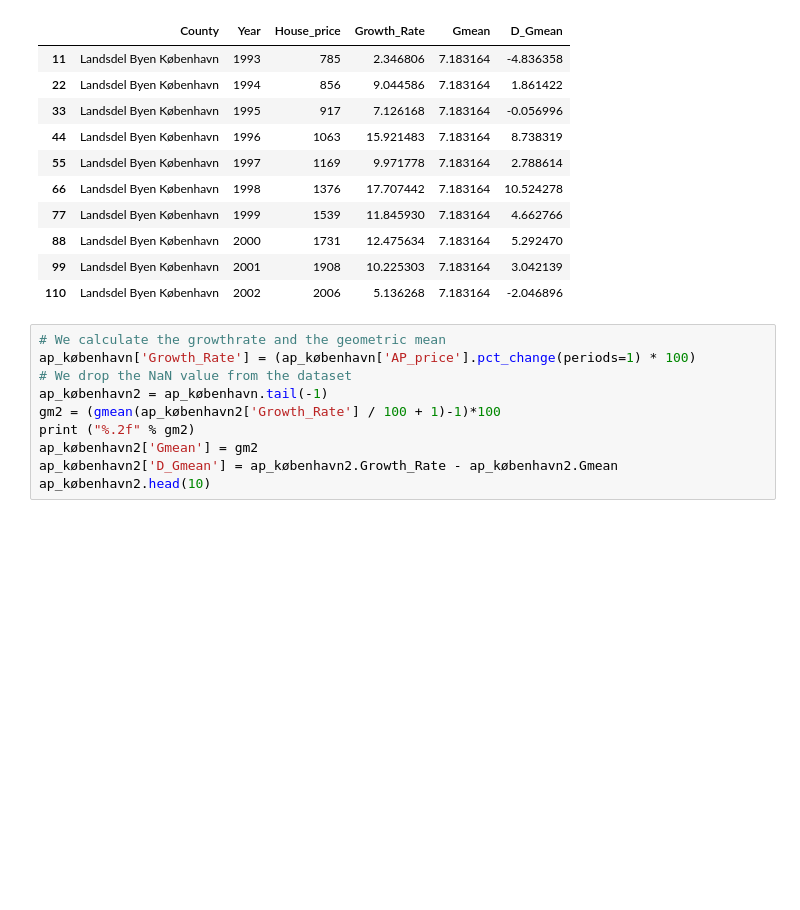
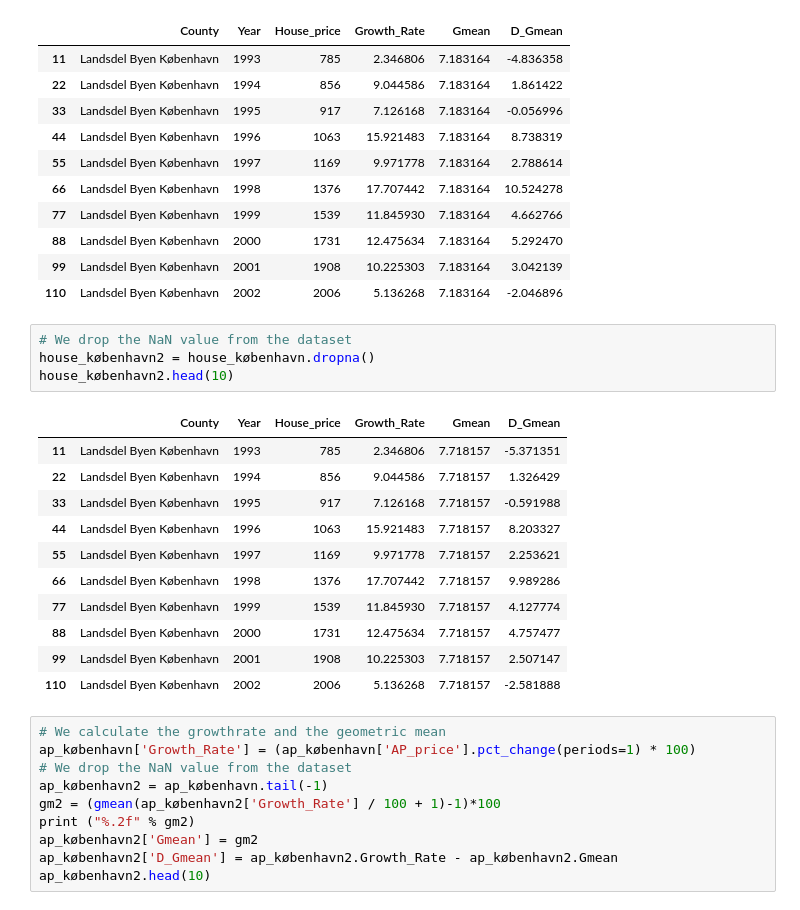
Before and after one commit to NumEconCopenhagen/projects-2023-jps, a Jupyter notebook: dataproject/dataproject.ipynb, the cells around one changed output. Cells and saved outputs as stored; diff of their text form; blank space fills up the shorter version.

```diff
--- a/dataproject/dataproject.ipynb
+++ b/dataproject/dataproject.ipynb
@@ -315,6 +315,22 @@ See the caveats in the documentation: https://pandas.pydata.org/pandas-docs/stab
 | 88 | Landsdel Byen København | 2000 | 1731 | 12.475634 | 7.183164 | 5.292470 |
 | 99 | Landsdel Byen København | 2001 | 1908 | 10.225303 | 7.183164 | 3.042139 |
 | 110 | Landsdel Byen København | 2002 | 2006 | 5.136268 | 7.183164 | -2.046896 |
+# %%
+# We drop the NaN value from the dataset
+house_københavn2 = house_københavn.dropna()
+house_københavn2.head(10)
+# %% [output]
+|  | County | Year | House_price | Growth_Rate | Gmean | D_Gmean |
+| 11 | Landsdel Byen København | 1993 | 785 | 2.346806 | 7.718157 | -5.371351 |
+| 22 | Landsdel Byen København | 1994 | 856 | 9.044586 | 7.718157 | 1.326429 |
+| 33 | Landsdel Byen København | 1995 | 917 | 7.126168 | 7.718157 | -0.591988 |
+| 44 | Landsdel Byen København | 1996 | 1063 | 15.921483 | 7.718157 | 8.203327 |
+| 55 | Landsdel Byen København | 1997 | 1169 | 9.971778 | 7.718157 | 2.253621 |
+| 66 | Landsdel Byen København | 1998 | 1376 | 17.707442 | 7.718157 | 9.989286 |
+| 77 | Landsdel Byen København | 1999 | 1539 | 11.845930 | 7.718157 | 4.127774 |
+| 88 | Landsdel Byen København | 2000 | 1731 | 12.475634 | 7.718157 | 4.757477 |
+| 99 | Landsdel Byen København | 2001 | 1908 | 10.225303 | 7.718157 | 2.507147 |
+| 110 | Landsdel Byen København | 2002 | 2006 | 5.136268 | 7.718157 | -2.581888 |
 # %%
 # We calculate the growthrate and the geometric mean
 ap_københavn['Growth_Rate'] = (ap_københavn['AP_price'].pct_change(periods=1) * 100)
```
Also changed, not shown: parts of 1 cell of this notebook.
